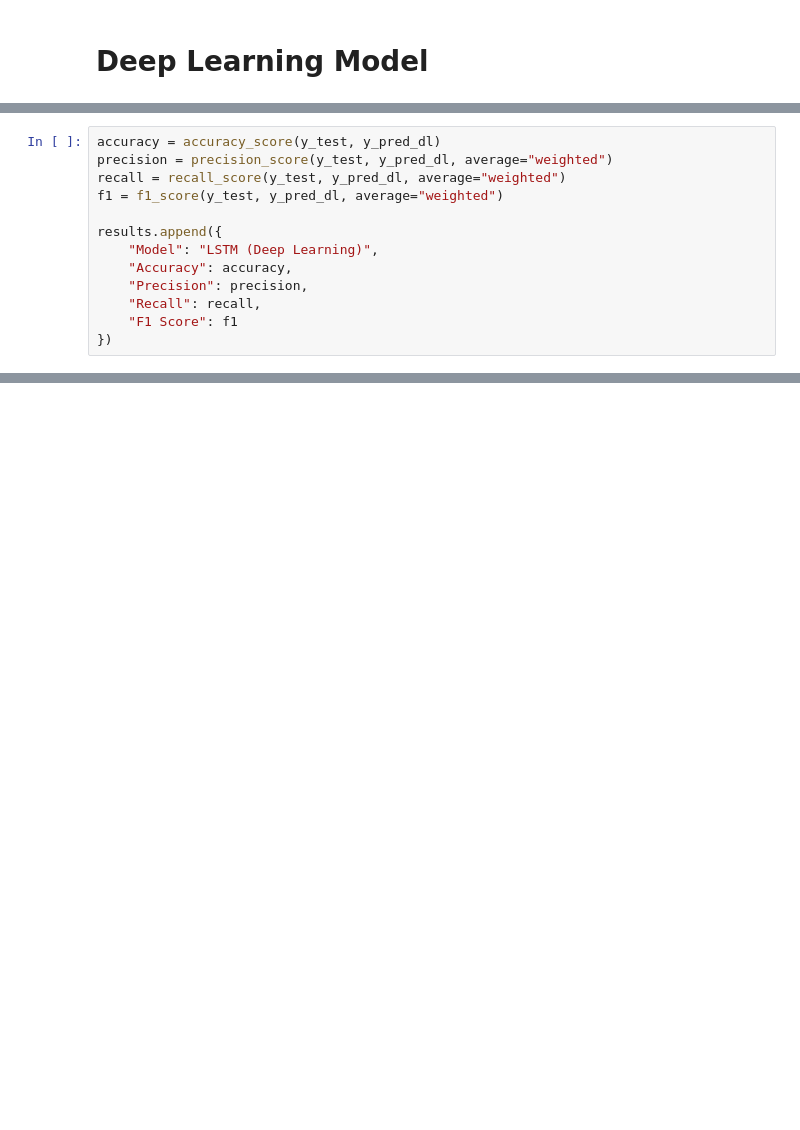
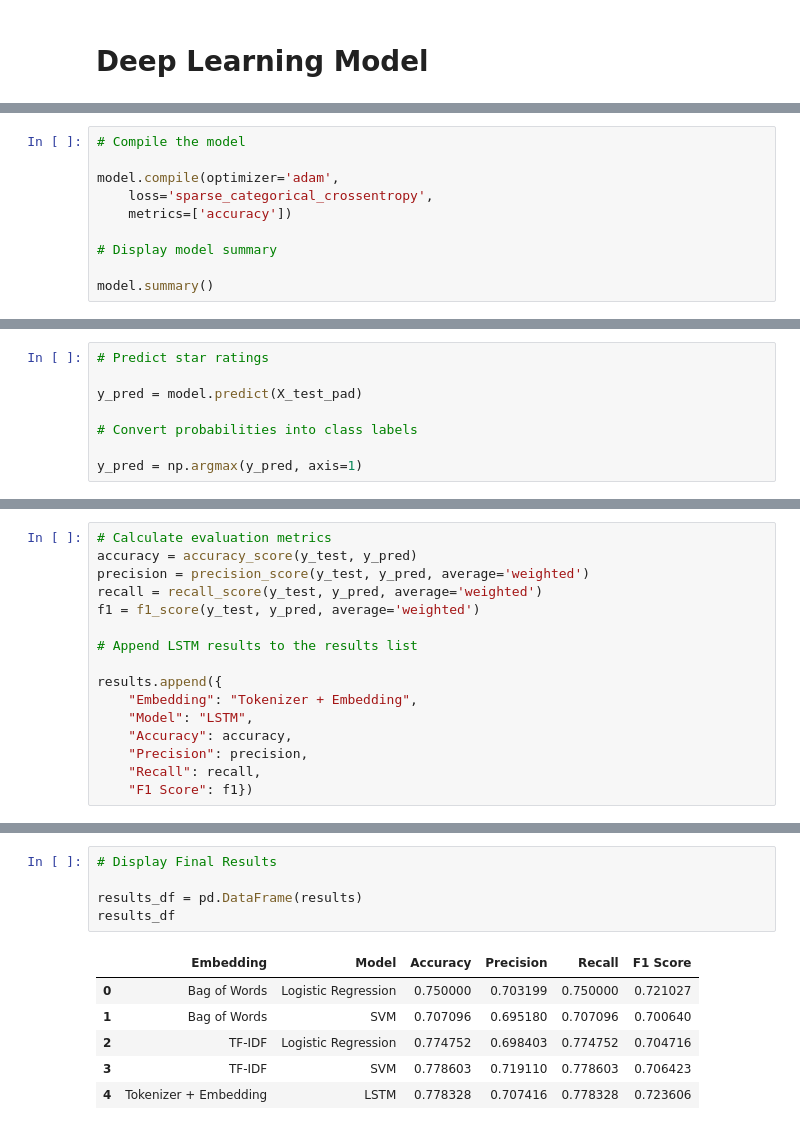
Before and after one commit to Rini43/NLP_Project_Receipe_Reviews_and_Feedback, a Jupyter notebook: NLP_Project.ipynb, the cells around one changed output, grey strips where cells are left out. Saved outputs shown, nothing was run; the diff lists cells and outputs as text; blank space fills up the shorter version.

```diff
--- a/NLP_Project.ipynb
+++ b/NLP_Project.ipynb
@@ -745,0 +802,10 @@ lstm_model = Sequential([
+# %%
+# Compile the model
+
+model.compile(optimizer='adam',
+    loss='sparse_categorical_crossentropy',
+    metrics=['accuracy'])
+
+# Display model summary
+
+model.summary()
@@ -799,0 +875,8 @@ y_pred_dl = y_pred_dl.argmax(axis=1)
+# %%
+# Predict star ratings
+
+y_pred = model.predict(X_test_pad)
+
+# Convert probabilities into class labels
+
+y_pred = np.argmax(y_pred, axis=1)
@@ -802,13 +887,16 @@ y_pred_dl = y_pred_dl.argmax(axis=1)
 # %%
-accuracy = accuracy_score(y_test, y_pred_dl)
-precision = precision_score(y_test, y_pred_dl, average="weighted")
-recall = recall_score(y_test, y_pred_dl, average="weighted")
-f1 = f1_score(y_test, y_pred_dl, average="weighted")
+# Calculate evaluation metrics
+accuracy = accuracy_score(y_test, y_pred)
+precision = precision_score(y_test, y_pred, average='weighted')
+recall = recall_score(y_test, y_pred, average='weighted')
+f1 = f1_score(y_test, y_pred, average='weighted')
+
+# Append LSTM results to the results list
 
 results.append({
-    "Model": "LSTM (Deep Learning)",
+    "Embedding": "Tokenizer + Embedding",
+    "Model": "LSTM",
     "Accuracy": accuracy,
     "Precision": precision,
     "Recall": recall,
-    "F1 Score": f1
-})
+    "F1 Score": f1})
@@ -814,0 +933,12 @@ results.append({
+# %%
+# Display Final Results
+
+results_df = pd.DataFrame(results)
+results_df
+# %% [output]
+|  | Embedding | Model | Accuracy | Precision | Recall | F1 Score |
+| 0 | Bag of Words | Logistic Regression | 0.750000 | 0.703199 | 0.750000 | 0.721027 |
+| 1 | Bag of Words | SVM | 0.707096 | 0.695180 | 0.707096 | 0.700640 |
+| 2 | TF-IDF | Logistic Regression | 0.774752 | 0.698403 | 0.774752 | 0.704716 |
+| 3 | TF-IDF | SVM | 0.778603 | 0.719110 | 0.778603 | 0.706423 |
+| 4 | Tokenizer + Embedding | LSTM | 0.778328 | 0.707416 | 0.778328 | 0.723606 |
```
Also changed, not shown: parts of 33 cells of this notebook.
